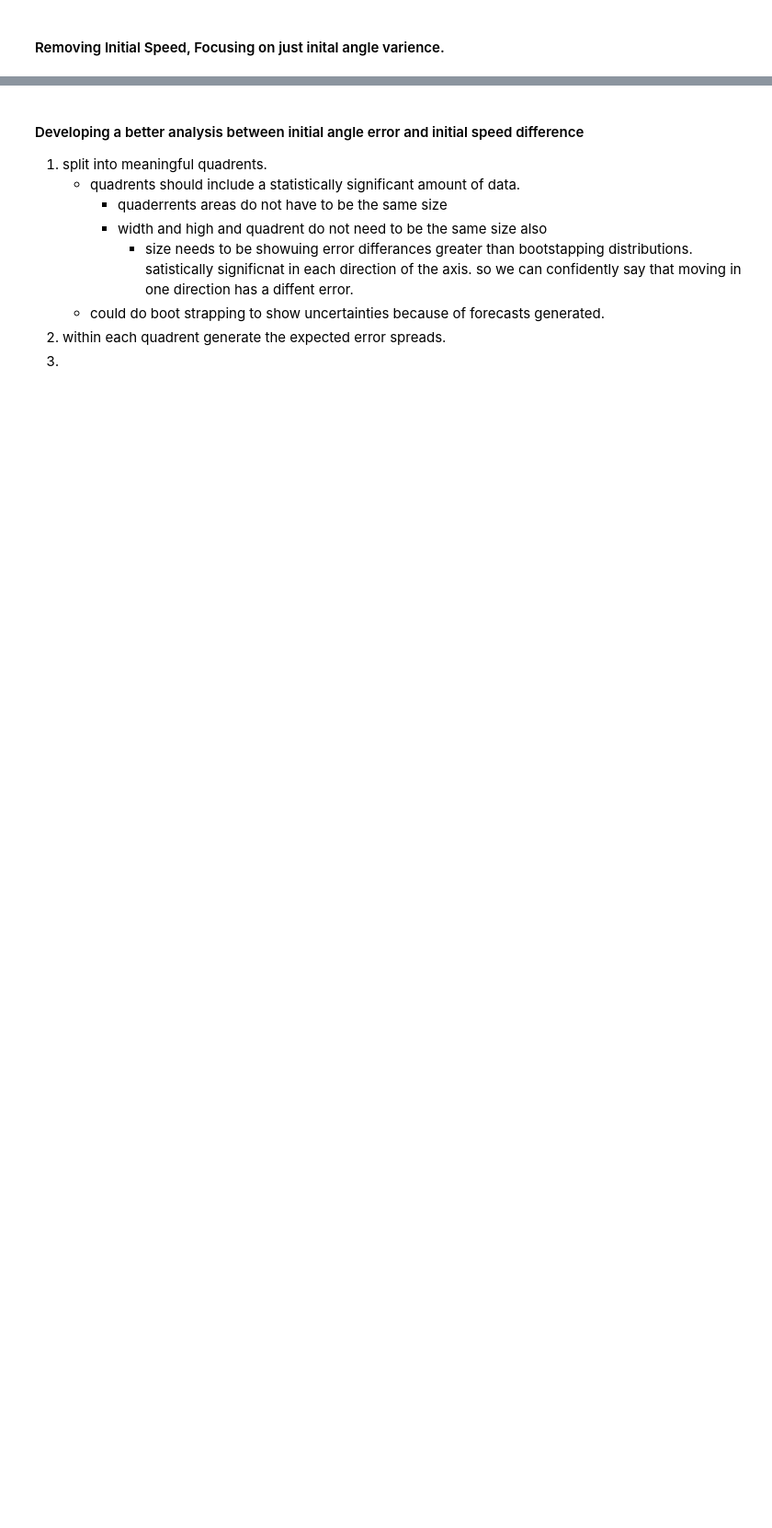
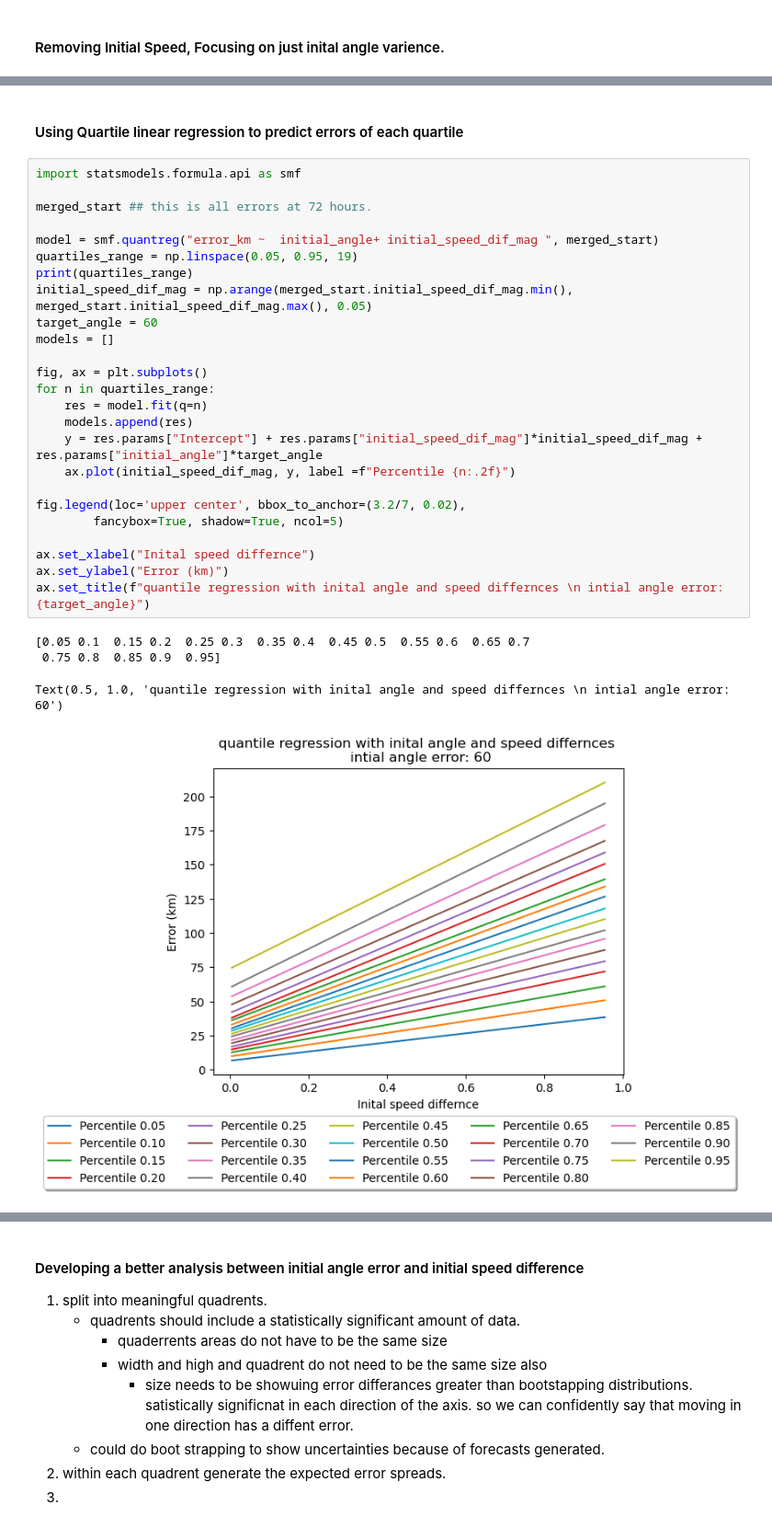
Before and after one commit to Colin-zerfass/fate-core, a Jupyter notebook: Code/forecast_errors_inital_mapping.ipynb, the cells around one changed output, grey strips where cells are left out. Shown at 92% size. Drawn from its saved outputs; the diff is of its cells as text; blank space fills up the shorter version.

```diff
--- a/Code/forecast_errors_inital_mapping.ipynb
+++ b/Code/forecast_errors_inital_mapping.ipynb
@@ -424,0 +435,32 @@ fig.tight_layout()
+# %% [markdown]
+#### Using Quartile linear regression to predict errors of each quartile
+# %%
+import statsmodels.formula.api as smf
+
+merged_start ## this is all errors at 72 hours.
+
+model = smf.quantreg("error_km ~  initial_angle+ initial_speed_dif_mag ", merged_start)
+quartiles_range = np.linspace(0.05, 0.95, 19)
+print(quartiles_range)
+initial_speed_dif_mag = np.arange(merged_start.initial_speed_dif_mag.min(), merged_start.initial_speed_dif_mag.max(), 0.05)
+target_angle = 60
+models = []
+
+fig, ax = plt.subplots()
+for n in quartiles_range:
+    res = model.fit(q=n)
+    models.append(res)
+    y = res.params["Intercept"] + res.params["initial_speed_dif_mag"]*initial_speed_dif_mag + res.params["initial_angle"]*target_angle
+    ax.plot(initial_speed_dif_mag, y, label =f"Percentile {n:.2f}")
+
+fig.legend(loc='upper center', bbox_to_anchor=(3.2/7, 0.02),
+        fancybox=True, shadow=True, ncol=5)
+
+ax.set_xlabel("Inital speed differnce")
+ax.set_ylabel("Error (km)")
+ax.set_title(f"quantile regression with inital angle and speed differnces \n intial angle error: {target_angle}")
+# %% [output]
+[0.05 0.1  0.15 0.2  0.25 0.3  0.35 0.4  0.45 0.5  0.55 0.6  0.65 0.7
+ 0.75 0.8  0.85 0.9  0.95]
+Text(0.5, 1.0, 'quantile regression with inital angle and speed differnces \n intial angle error: 60')
+[figure, added]
```
Also changed, not shown: parts of 47 cells of this notebook, 1 other file.
